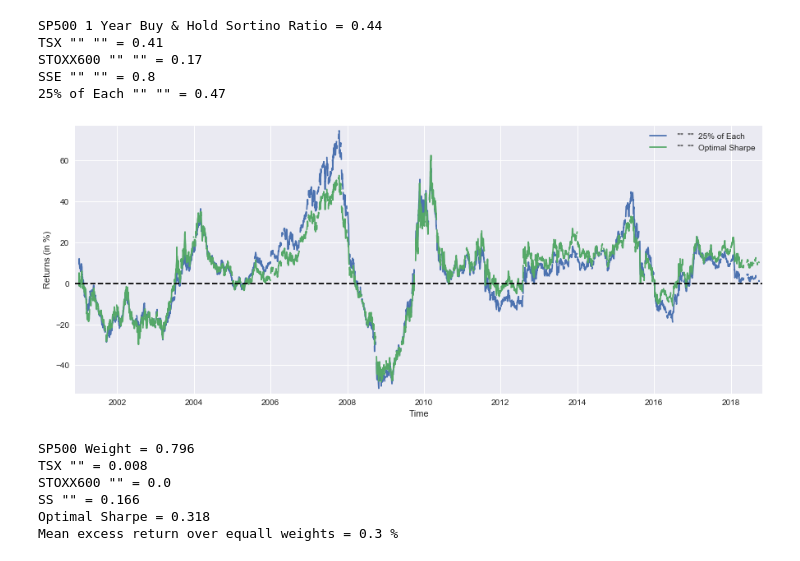
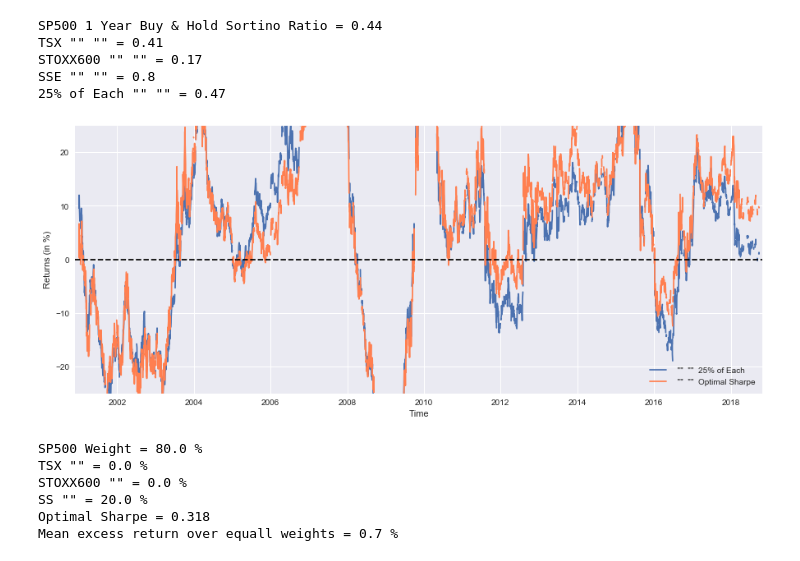
Before and after one commit to LongOnly/Quantitative-Notebooks, a Jupyter notebook: GeographicDiversification.ipynb, the cells around one changed output. Cells and saved outputs as stored; diff of their text form; code cells hidden in the pictures.

```diff
--- a/GeographicDiversification.ipynb
+++ b/GeographicDiversification.ipynb
@@ -186,30 +187,31 @@ cons = ({'type':'ineq','fun':constraint})
 bnds = ((0,1),(0,1),(0,1),(0,1))
 x0 = (0.25, 0.25, 0.25, 0.25)
 opti = minimize(maximize_sharpe, x0, method='SLSQP', bounds=bnds, constraints=cons)
-optBuyHold1yAll = BuyHold1ySP*(opti.x[0])+BuyHold1yTSX*(opti.x[1])+BuyHold1ySTOXX*(opti.x[2])+BuyHold1ySSE*(opti.x[3])
+optBuyHold1yAll = BuyHold1ySP*(round(opti.x[0],1))+BuyHold1yTSX*(round(opti.x[1],1))+BuyHold1ySTOXX*(round(opti.x[2],1))+BuyHold1ySSE*(round(opti.x[3],1))
 # %%
 plt.figure(figsize=(15,6))
 plt.plot(BuyHold1yAll*100, label='  ""  ""  25% of Each')
-plt.plot(optBuyHold1yAll*100, label='  ""  ""  Optimal Sharpe')
+plt.plot(optBuyHold1yAll*100, label='  ""  ""  Optimal Sharpe', color='coral')
 plt.xlabel('Time')
 plt.ylabel('Returns (in %)')
 plt.margins(x=0.005,y=0.02)
 plt.axhline(y=0, xmin=0, xmax=1, linestyle='--', color='k')
+plt.ylim(-25, 25)
 plt.legend()
 plt.show()
 # %% [output]
-[figure, old version]
+[figure, new version]
 # %%
-print('SP500 Weight =',round(opti.x[0],3))
-print('TSX "" =',round(opti.x[1],3))
-print('STOXX600 "" =',round(opti.x[2],3))
-print('SS "" =',round(opti.x[3],3))
+print('SP500 Weight =',round(opti.x[0],1)*100,'%')
+print('TSX "" =',round(opti.x[1],1)*100,'%')
+print('STOXX600 "" =',round(opti.x[2],1)*100,'%')
+print('SS "" =',round(opti.x[3],1)*100,'%')
 print('Optimal Sharpe =',round(abs(opti.fun),3))
 print('Mean excess return over equall weights =',round((optBuyHold1yAll.mean()-BuyHold1yAll.mean())*100,1),'%')
 # %% [output]
-SP500 Weight = 0.796
-TSX "" = 0.008
-STOXX600 "" = 0.0
-SS "" = 0.166
+SP500 Weight = 80.0 %
+TSX "" = 0.0 %
+STOXX600 "" = 0.0 %
+SS "" = 20.0 %
 Optimal Sharpe = 0.318
-Mean excess return over equall weights = 0.3 %
+Mean excess return over equall weights = 0.7 %
```
Also changed, not shown: parts of 1 cell of this notebook.
